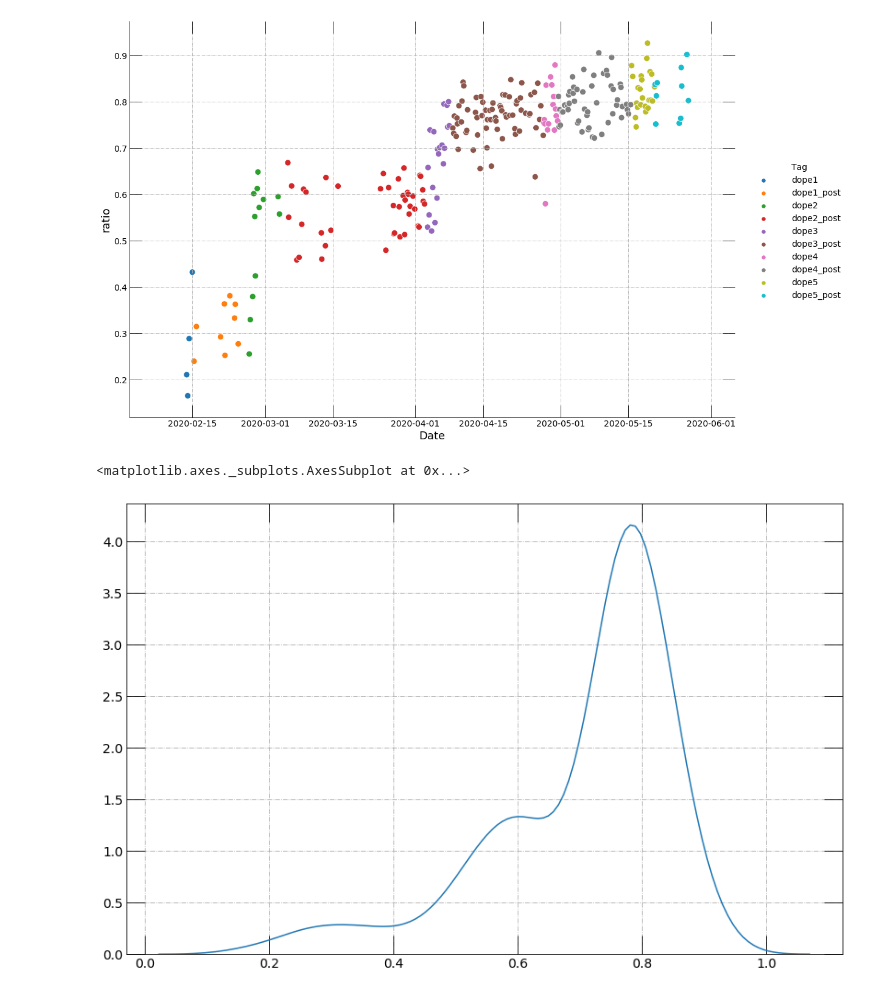
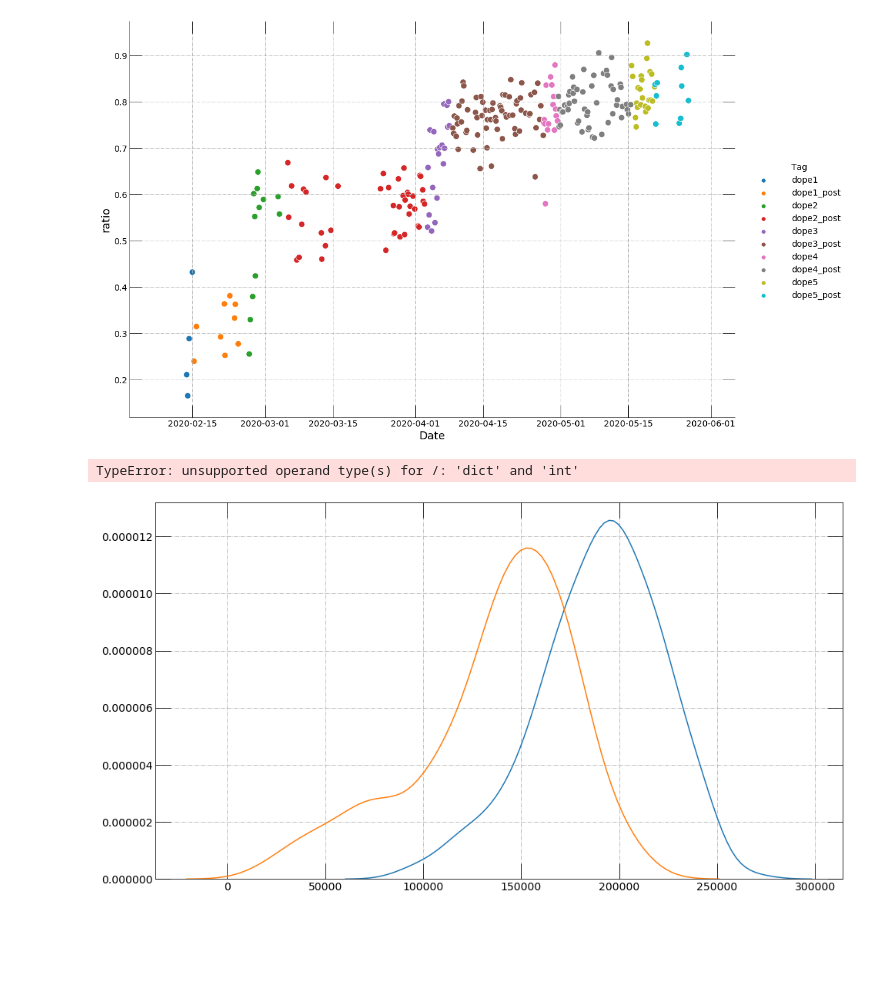
Before and after one commit to fdolek/pypuca, a Jupyter notebook: jupyter/06_integral-Time.ipynb, the cells around one changed output. Saved outputs shown, nothing was run; the diff lists cells and outputs as text; code cells hidden in the pictures; blank space fills up the shorter version.

```diff
--- a/jupyter/06_integral-Time.ipynb
+++ b/jupyter/06_integral-Time.ipynb
@@ -37,11 +37,11 @@ dict_int = {}
 run = []
 non_Quartz=[]
 Quartz=[]
-ratio=[]
+#ratio=[]
 
 #places.append(i)
 
-dirname = '/home/furkan/data/april/'
+dirname = '/eos/user/f/fdolek/SWAN_projects/pods/'
 
 
 #if not os.path.exists('LAr_f'):
@@ -70,7 +70,7 @@ for filename in sorted(os.listdir(dirname)):
 
                 non_Quartz.append(integrate.simps(non_Qbase[230:1300]))
                 Quartz.append(integrate.simps(Qbase[230:1300]))
-                ratio.append(integrate.simps(Qbase[230:1300]) / integrate.simps(non_Qbase[230:1300]))
+                #ratio.append(integrate.simps(Qbase[230:1300]) / integrate.simps(non_Qbase[230:1300]))
                 #print(non_Quartz)
 
             else:
@@ -83,7 +83,7 @@ for filename in sorted(os.listdir(dirname)):
 
                 non_Quartz.append(integrate.simps(non_Qbase[390:1500]))
                 Quartz.append(integrate.simps(Qbase[390:1500]))
-                ratio.append( integrate.simps(Qbase[390:1500]) / integrate.simps(non_Qbase[390:1500]))
+                #ratio.append( integrate.simps(Qbase[390:1500]) / integrate.simps(non_Qbase[390:1500]))
 
             date_time_str = run_name
             date_time_obj = datetime.datetime.strptime(date_time_str, '%Y-%m-%d_%H-%M-%S')
@@ -95,6 +95,6 @@ for filename in sorted(os.listdir(dirname)):
 
             run.append(date_time_obj)
             #print(run_name, ',' ,integrate.simps(Qbase[390:1500]) ,',' , integrate.simps(non_Qbase[390:1500]) )
-print(len(ratio))
-run
+#print(len(ratio))
 #run
+#run
@@ -120,13 +101,13 @@ run
 # %%
 import pandas as pd
 
-ratio = {'non_Quartz': non_Quartz,
+Ratio = {'non_Quartz': non_Quartz,
         'Quartz': Quartz,
         'Date': run,
          'Tag':tag,
         }
 
-df = pd.DataFrame(ratio, columns= ['Date', 'Tag','Quartz', 'non_Quartz'])
+df = pd.DataFrame(Ratio, columns= ['Date', 'Tag','Quartz', 'non_Quartz'])
 #print(ratio['Date'])
 df.head()
 # %% [output]
@@ -192,9 +173,11 @@ plt.xlim(pd.to_datetime('2020-02-02'), # pd.to_datetime('2016') also works
 (737457.0, 737582.0)
 [figure]
 # %%
-sns.distplot(ratio, kde = True, hist = False,)
+sns.distplot(non_Quartz, kde = True, hist = False)
+sns.distplot(Quartz, kde= True, hist =False)
+sns.distplot(ratio, kde= True, hist =False)
 # %% [output]
-<matplotlib.axes._subplots.AxesSubplot at 0x...>
+TypeError: unsupported operand type(s) for /: 'dict' and 'int'
-[figure, old version]
+[figure, new version]
 # %%
 sns.distplot(Quartz, kde= True, hist =False)
```
Also changed, not shown: parts of 10 cells of this notebook, 1 other file.
